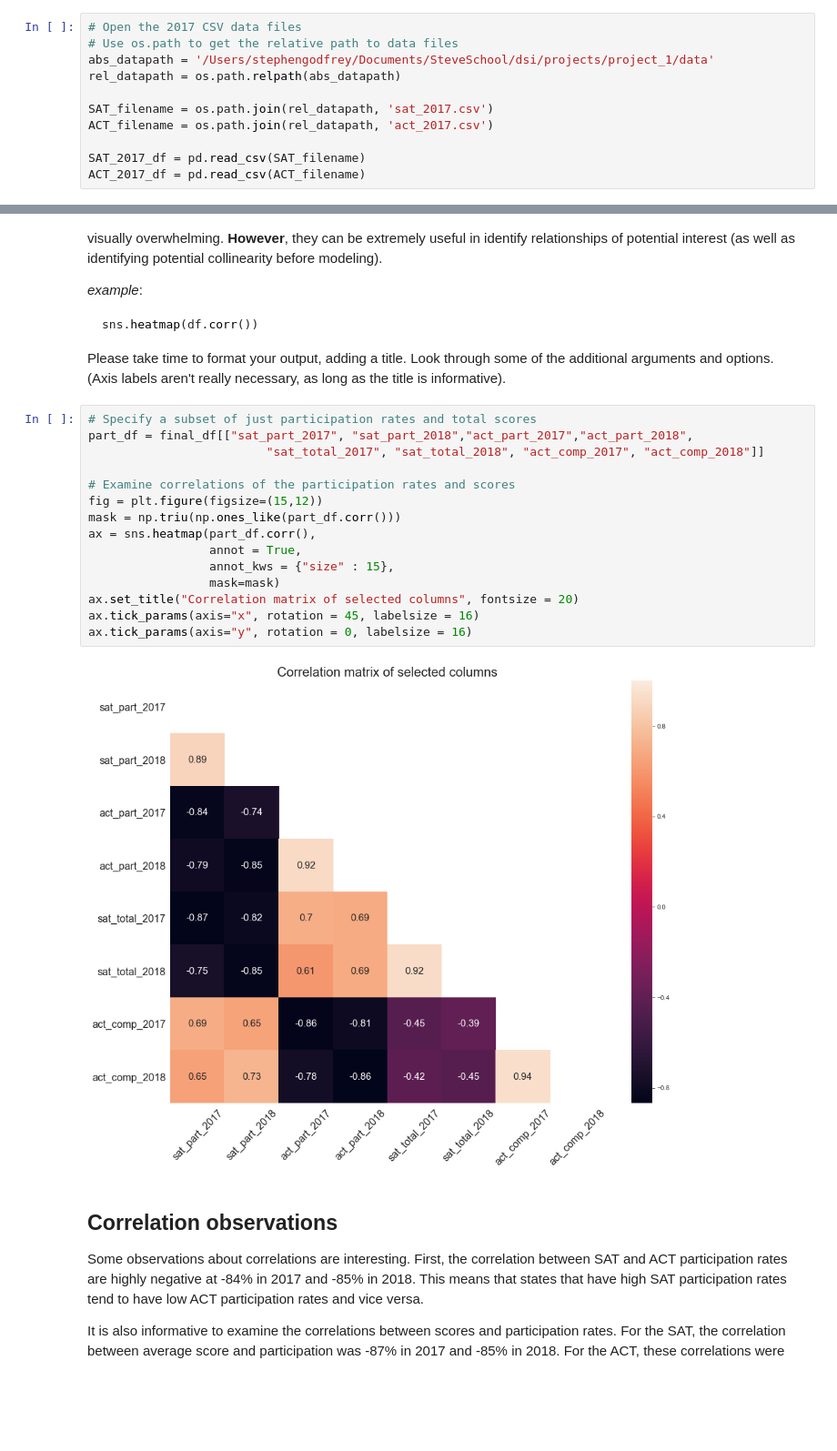
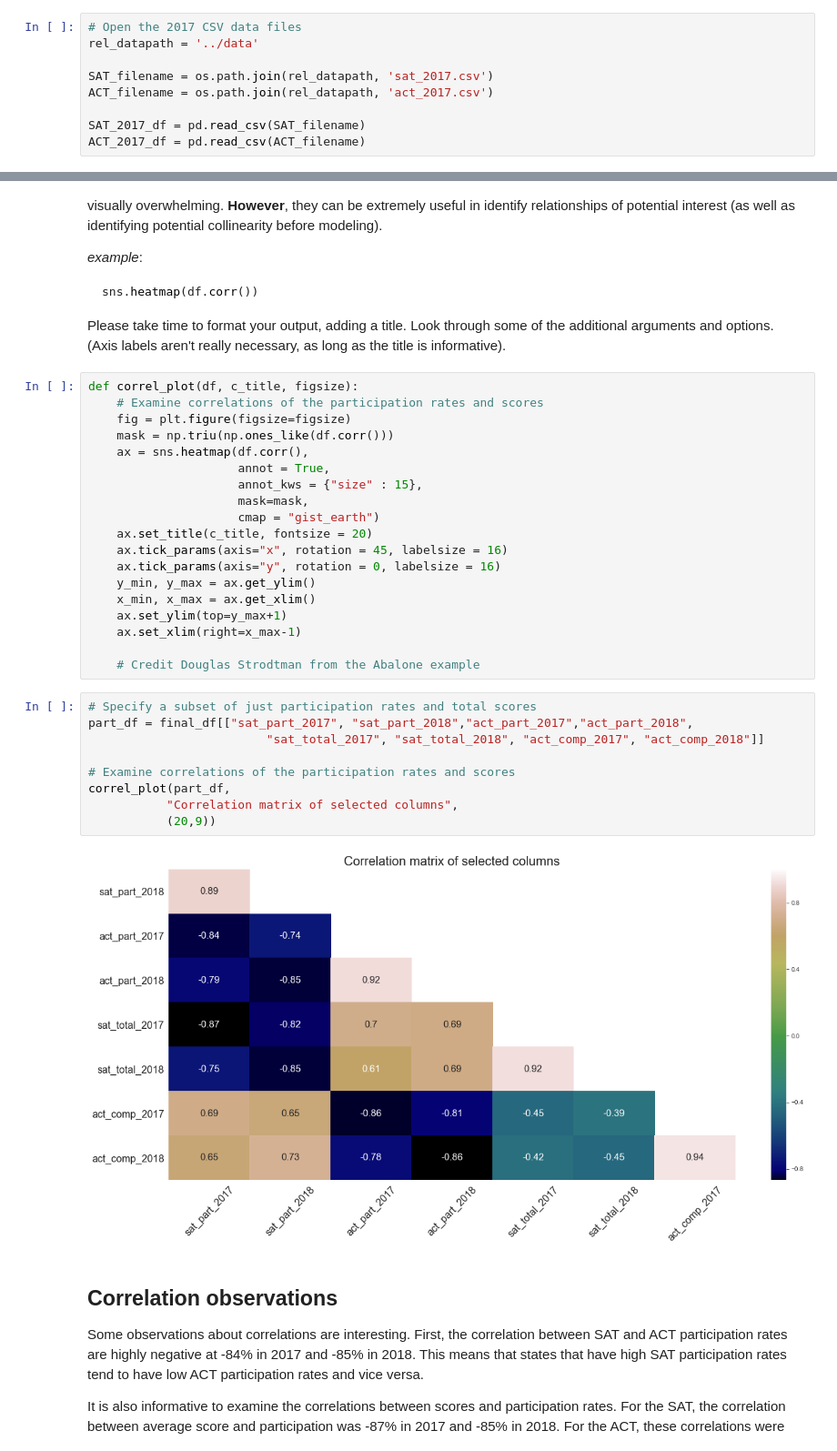
Before and after one commit to sgodfrey66/SAT_ACT_participation, a Jupyter notebook: code/ACT-SAT_Analysis_Steve_Godfrey.ipynb, the cells around one changed output, grey strips where cells are left out. Shown at 91% size. Drawn from its saved outputs; the diff is of its cells as text; blank space fills up the shorter version.

Commit message:
Completed project

````diff
--- a/code/ACT-SAT_Analysis_Steve_Godfrey.ipynb
+++ b/code/ACT-SAT_Analysis_Steve_Godfrey.ipynb
@@ -45,9 +54,7 @@ sns.set_style("whitegrid")
 Read in the `sat_2017.csv` and `act_2017.csv` files and assign them to appropriately named pandas dataframes.
 # %%
 # Open the 2017 CSV data files
-# Use os.path to get the relative path to data files
-abs_datapath = '/Users/stephengodfrey/Documents/SteveSchool/dsi/projects/project_1/data'
-rel_datapath = os.path.relpath(abs_datapath)
+rel_datapath = '../data'
 
 SAT_filename = os.path.join(rel_datapath, 'sat_2017.csv')
 ACT_filename = os.path.join(rel_datapath, 'act_2017.csv')
@@ -1010,23 +996,36 @@ sns.heatmap(df.corr())
 ```
 
 Please take time to format your output, adding a title. Look through some of the additional arguments and options. (Axis labels aren't really necessary, as long as the title is informative).
+# %%
+def correl_plot(df, c_title, figsize):
+    # Examine correlations of the participation rates and scores
+    fig = plt.figure(figsize=figsize)
+    mask = np.triu(np.ones_like(df.corr()))
+    ax = sns.heatmap(df.corr(),
+                     annot = True,
+                     annot_kws = {"size" : 15},
+                     mask=mask,
+                     cmap = "gist_earth")
+    ax.set_title(c_title, fontsize = 20)
+    ax.tick_params(axis="x", rotation = 45, labelsize = 16)
+    ax.tick_params(axis="y", rotation = 0, labelsize = 16)
+    y_min, y_max = ax.get_ylim()
+    x_min, x_max = ax.get_xlim()
+    ax.set_ylim(top=y_max+1)
+    ax.set_xlim(right=x_max-1)
+
+    # Credit Douglas Strodtman from the Abalone example
 # %%
 # Specify a subset of just participation rates and total scores
 part_df = final_df[["sat_part_2017", "sat_part_2018","act_part_2017","act_part_2018",
                          "sat_total_2017", "sat_total_2018", "act_comp_2017", "act_comp_2018"]]
 
 # Examine correlations of the participation rates and scores
-fig = plt.figure(figsize=(15,12))
-mask = np.triu(np.ones_like(part_df.corr()))
-ax = sns.heatmap(part_df.corr(),
-                 annot = True,
-                 annot_kws = {"size" : 15},
-                 mask=mask)
-ax.set_title("Correlation matrix of selected columns", fontsize = 20)
-ax.tick_params(axis="x", rotation = 45, labelsize = 16)
-ax.tick_params(axis="y", rotation = 0, labelsize = 16)
+correl_plot(part_df,
+           "Correlation matrix of selected columns",
+           (20,9))
 # %% [output]
-[figure, old version]
+[figure, new version]
 # %% [markdown]
 ## Correlation observations
 
````
Also changed, not shown: parts of 44 cells of this notebook, 5 other files.
